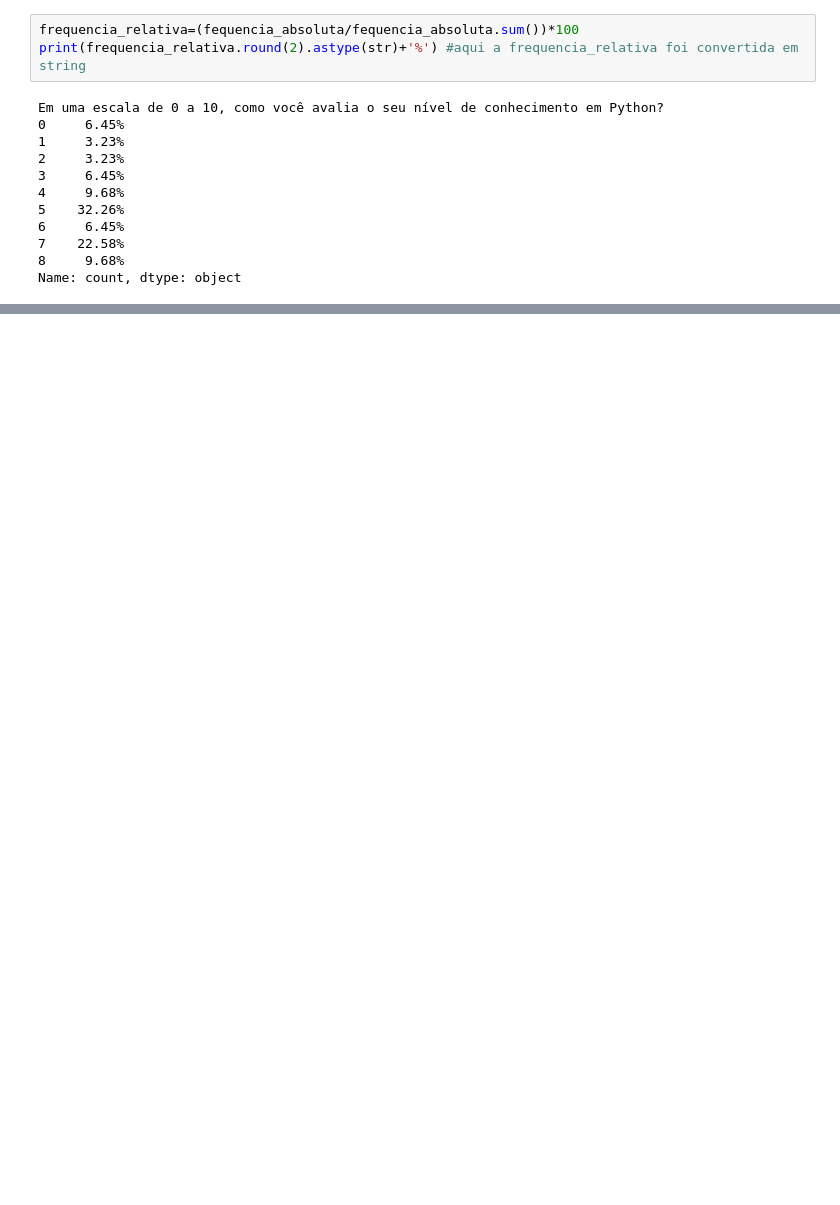
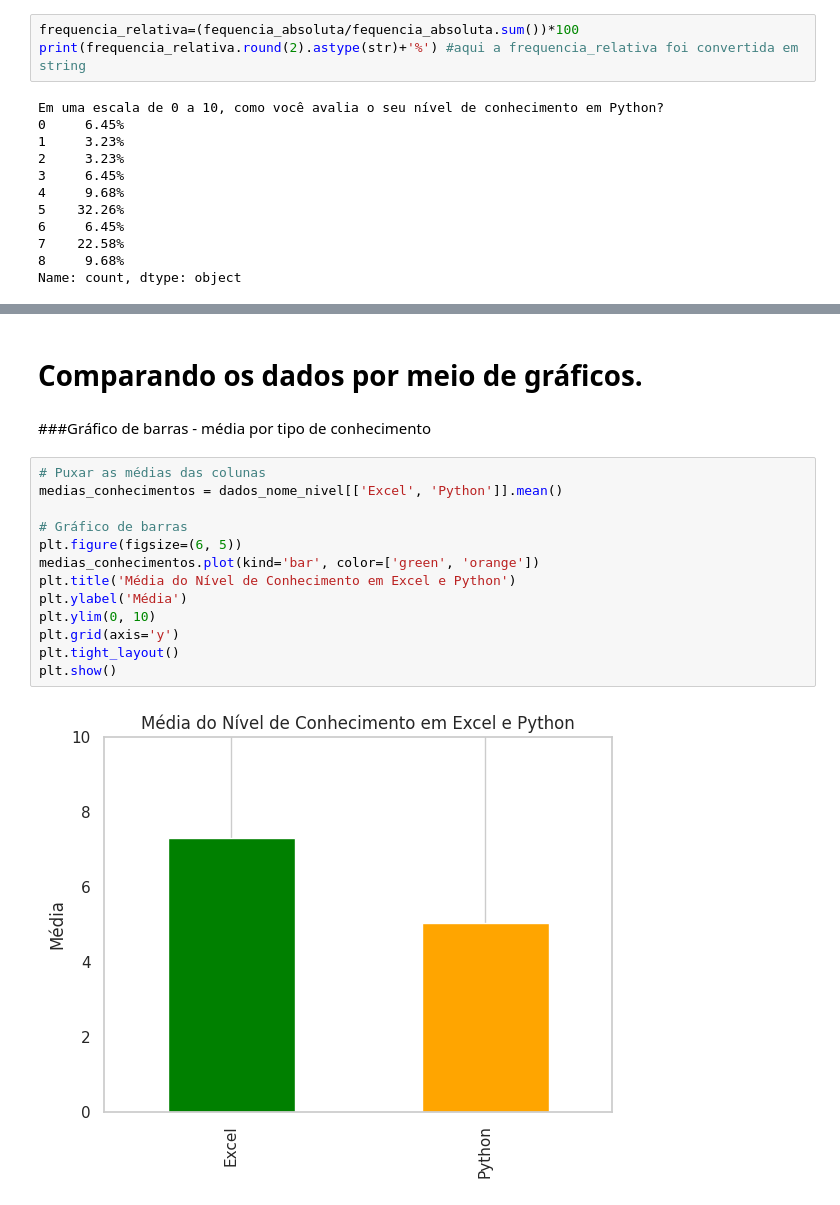
Before and after one commit to MichaelSousa01/Statistic_study, a Jupyter notebook: tbalunos.ipynb, the cells around one changed output, grey strips where cells are left out. Saved outputs shown, nothing was run; the diff lists cells and outputs as text; blank space fills up the shorter version.

```diff
--- a/tbalunos.ipynb
+++ b/tbalunos.ipynb
@@ -143,0 +164,19 @@ pandas.core.series.Series
+# %% [markdown]
+# Comparando os dados por meio de gráficos.
+# %% [markdown]
+###Gráfico de barras - média por tipo de conhecimento
+# %%
+# Puxar as médias das colunas
+medias_conhecimentos = dados_nome_nivel[['Excel', 'Python']].mean()
+
+# Gráfico de barras
+plt.figure(figsize=(6, 5))
+medias_conhecimentos.plot(kind='bar', color=['green', 'orange'])
+plt.title('Média do Nível de Conhecimento em Excel e Python')
+plt.ylabel('Média')
+plt.ylim(0, 10)
+plt.grid(axis='y')
+plt.tight_layout()
+plt.show()
+# %% [output]
+[figure, added]
```
Also changed, not shown: parts of 15 cells of this notebook.
